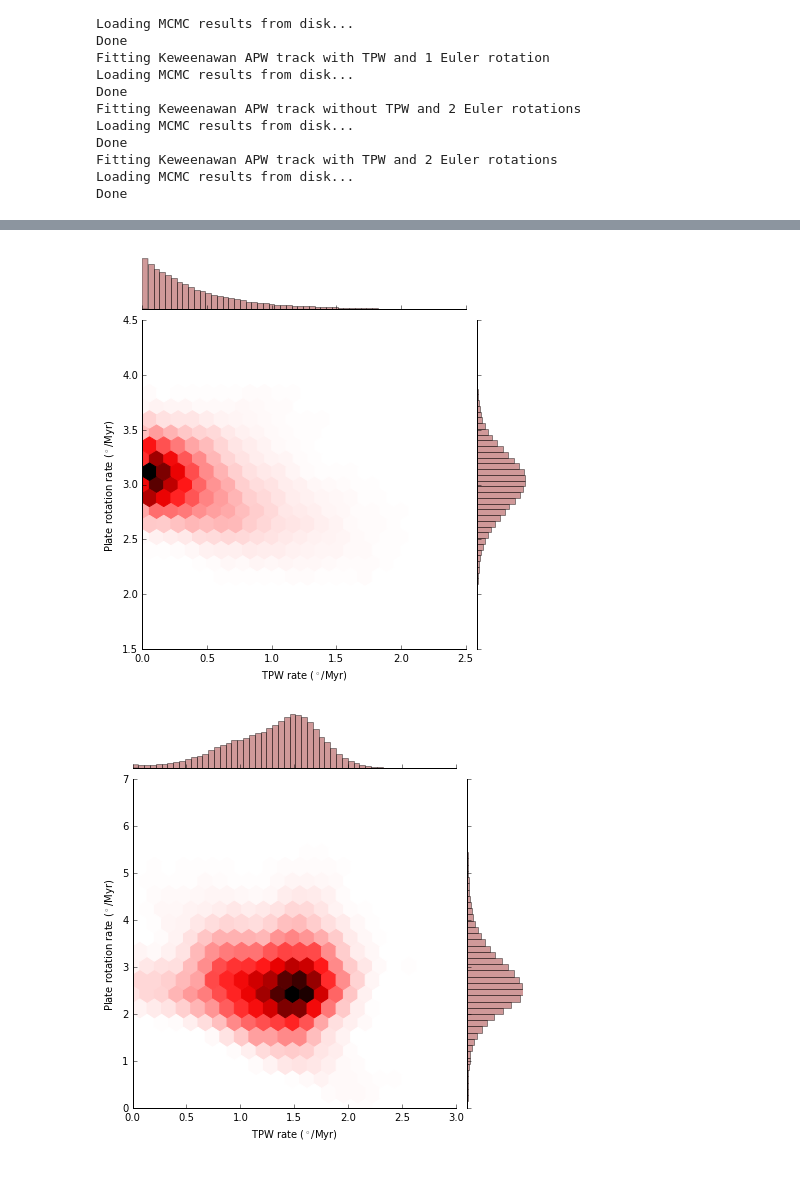
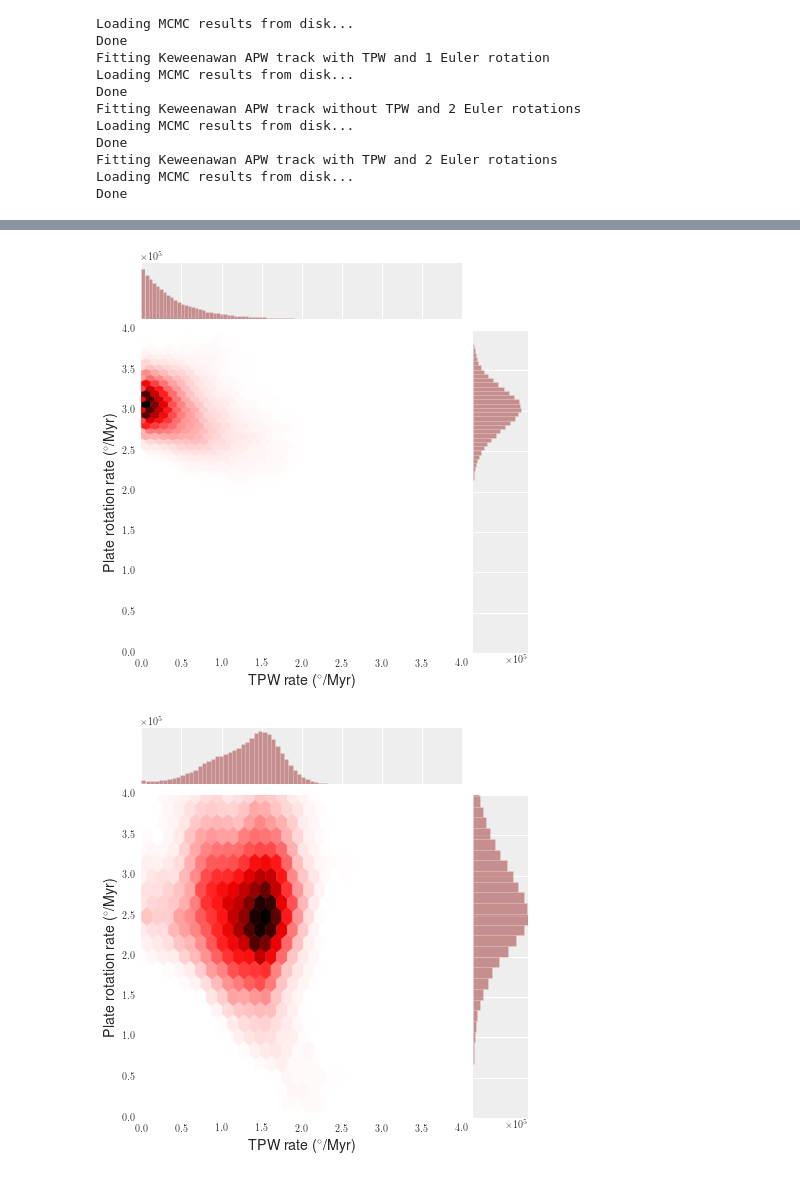
Before and after one commit to Swanson-Hysell-Group/bayesian_plate_reconstruction, a Jupyter notebook: figures/keweenawan/plot.ipynb, the cells around one changed output, grey strips where cells are left out. Cells and saved outputs as stored; diff of their text form; code cells hidden in the pictures.

Commit message:
More improvements to figures.

```diff
--- a/figures/keweenawan/plot.ipynb
+++ b/figures/keweenawan/plot.ipynb
@@ -118,14 +113,20 @@ Rotation 0: median 18.677382, credible interval  [ 18.07645852  19.11780874]
 # %%
 import seaborn as sns
+plt.style.use('../bpr.mplstyle')
+plt.style.available
+
 def make_jointplot(tpw_rate, euler_rate, color, title):
-    sns.jointplot(tpw_rate, euler_rate, kind="hex", stat_func=None, color=color, gridsize=20)\
-    .set_axis_labels("TPW rate ($^\circ$/Myr)", "Plate rotation rate ($^\circ$/Myr)")
+    jp = sns.jointplot(tpw_rate, euler_rate, kind="hex",\
+                       xlim=(0,4), ylim=(0,4),
+                       stat_func=None, color=color, gridsize=(20,20))
+    jp.set_axis_labels("TPW rate ($^\circ$/Myr)", "Plate rotation rate ($^\circ$/Myr)")
+    jp.ax_joint.set_axis_bgcolor("white")
     plt.savefig(title+'.pdf')
 
-with plt.style.context('seaborn-deep'):
-    make_jointplot(path3.tpw_rates(), path3.euler_rates()[0], 'darkred', 'one_euler_jointplot')
-    make_jointplot(path5.tpw_rates(), path5.euler_rates()[0], 'darkred', 'two_euler_jointplot_1')
-    make_jointplot(path5.tpw_rates(), path5.euler_rates()[1], 'darkgreen', 'two_euler_jointplot_2')
+
+make_jointplot(path3.tpw_rates(), path3.euler_rates()[0], 'darkred', 'one_euler_jointplot')
+make_jointplot(path5.tpw_rates(), path5.euler_rates()[0], 'darkred', 'two_euler_jointplot_1')
+make_jointplot(path5.tpw_rates(), path5.euler_rates()[1], 'darkgreen', 'two_euler_jointplot_2')
 # %% [output]
-[figure, old version]
+[figure, new version]
-[figure, old version]
+[figure, new version]
```
Also changed, not shown: parts of 3 cells of this notebook, 1 other file.
